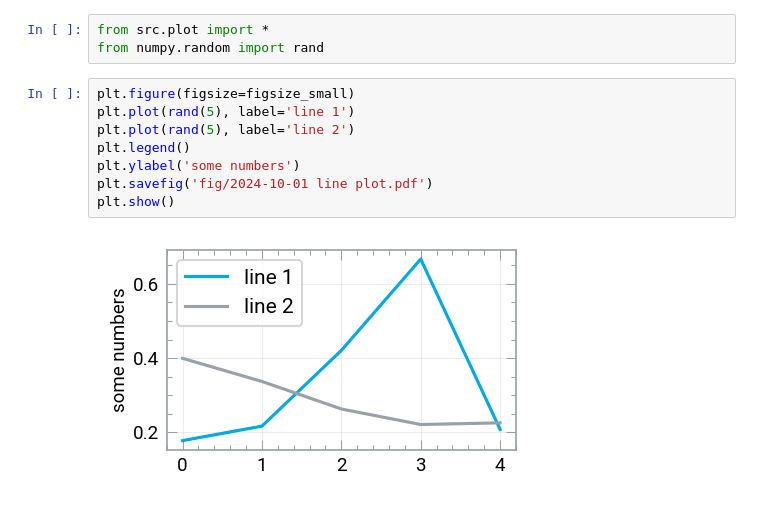
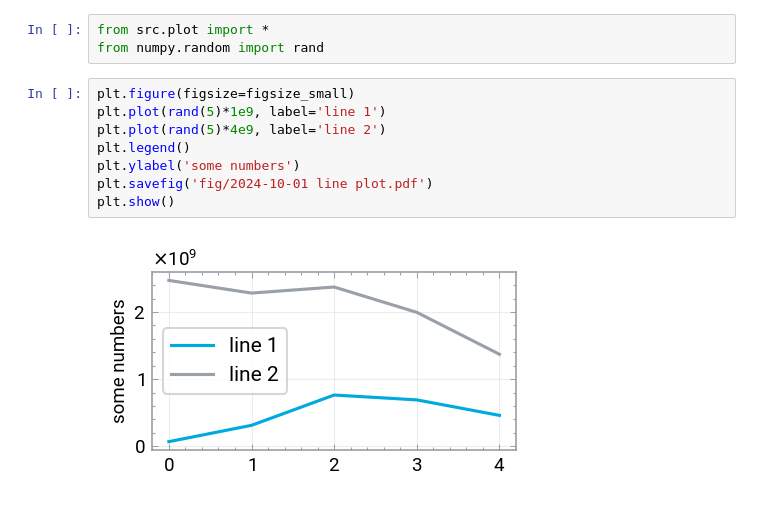
Before and after one commit to leoole100/fp2, a Jupyter notebook: 00_template/2024-10-10 plot.ipynb, the cells around one changed output. Saved outputs shown, nothing was run; the diff lists cells and outputs as text.

```diff
--- a/00_template/2024-10-10 plot.ipynb
+++ b/00_template/2024-10-10 plot.ipynb
@@ -6,11 +6,11 @@ from src.plot import *
 from numpy.random import rand
 # %%
 plt.figure(figsize=figsize_small)
-plt.plot(rand(5), label='line 1')
-plt.plot(rand(5), label='line 2')
+plt.plot(rand(5)*1e9, label='line 1')
+plt.plot(rand(5)*4e9, label='line 2')
 plt.legend()
 plt.ylabel('some numbers')
 plt.savefig('fig/2024-10-01 line plot.pdf')
 plt.show()
 # %% [output]
-[figure, old version]
+[figure, new version]
```
Also changed, not shown: parts of 3 cells of this notebook, 7 other files.
